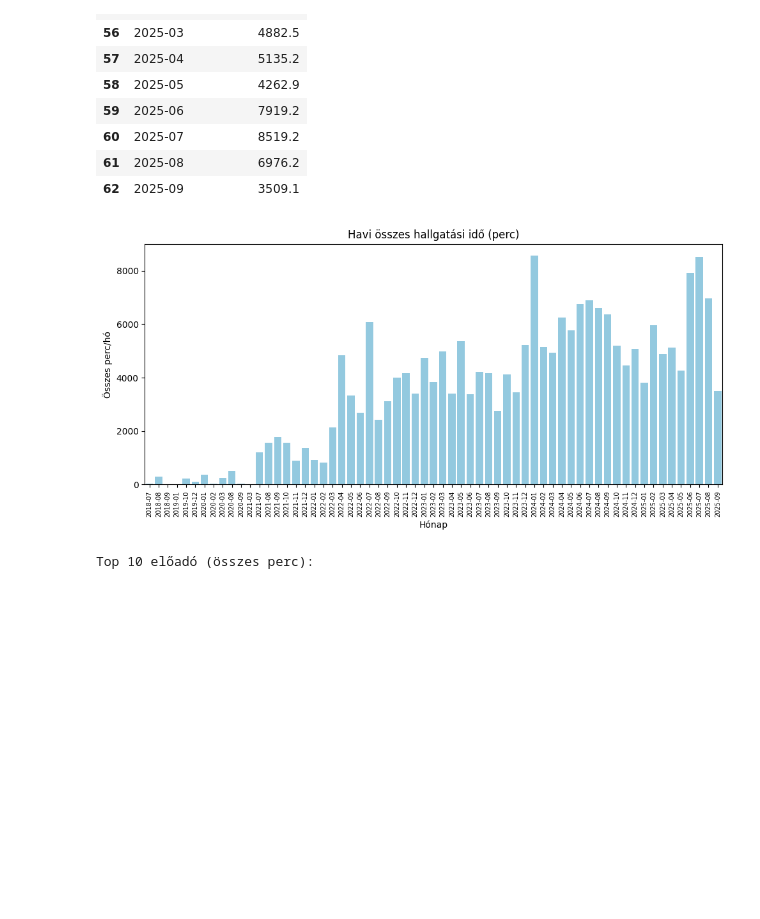
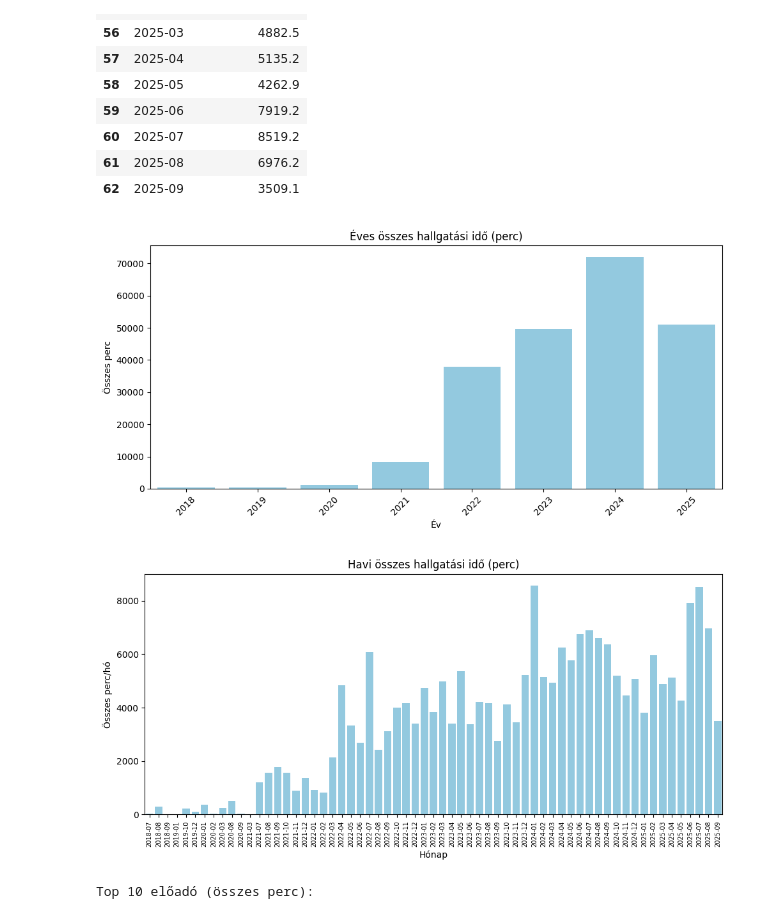
Before and after one commit to Gondocs/adatelemzes, a Jupyter notebook: adatelemzes_egyszeru.ipynb, the cells around one changed output. Drawn from its saved outputs; the diff is of its cells as text; code cells hidden in the pictures; blank space fills up the shorter version.

```diff
--- a/adatelemzes_egyszeru.ipynb
+++ b/adatelemzes_egyszeru.ipynb
@@ -166,18 +191,30 @@ Havi összesítés (időrendi):
 | 61 | 2025-08 | 6976.2 |
 | 62 | 2025-09 | 3509.1 |
 # %%
-# 4/a) Havi összes hallgatási idő – oszlopdiagram
-# A 'honap' táblából készítünk egy könnyen áttekinthető oszlopdiagramot.
+# 1/a) Havi összes hallgatási idő – oszlopdiagram
 
+# Megjelenítés: Éves összes hallgatási idő (oszlopdiagram)
+plt.figure(figsize=(10, 5))                        # Ábra mérete (szélesség, magasság)
+sns.barplot(data=ev, x='year', y='Összes perc az évben',  color='skyblue')  # Oszlopdiagram
+plt.title('Éves összes hallgatási idő (perc)')     # Cím
+plt.xlabel('Év')
+plt.ylabel('Összes perc')                          # Y tengely cím
+plt.xticks(rotation=45)                            # X tengely felirat forgatása
+plt.tight_layout()                                 # Elrendezés optimalizálása
+plt.show()
+
+
+# 1/b) Havi összes hallgatási idő – oszlopdiagram
 plt.figure(figsize=(10,5))
 sns.barplot(data=honap, x='month', y='Összes perc/hó', color='skyblue')
 plt.tick_params(axis='x', labelsize=7)
 plt.xticks(rotation=90)
 plt.title('Havi összes hallgatási idő (perc)')
 plt.xlabel('Hónap')
 plt.ylabel('Összes perc/hó')
 plt.tight_layout()
 plt.show()
 # %% [output]
-[figure, old version]
+[figure, new version]
+[figure, added]
 # %%
```
Also changed, not shown: parts of 31 cells of this notebook.
